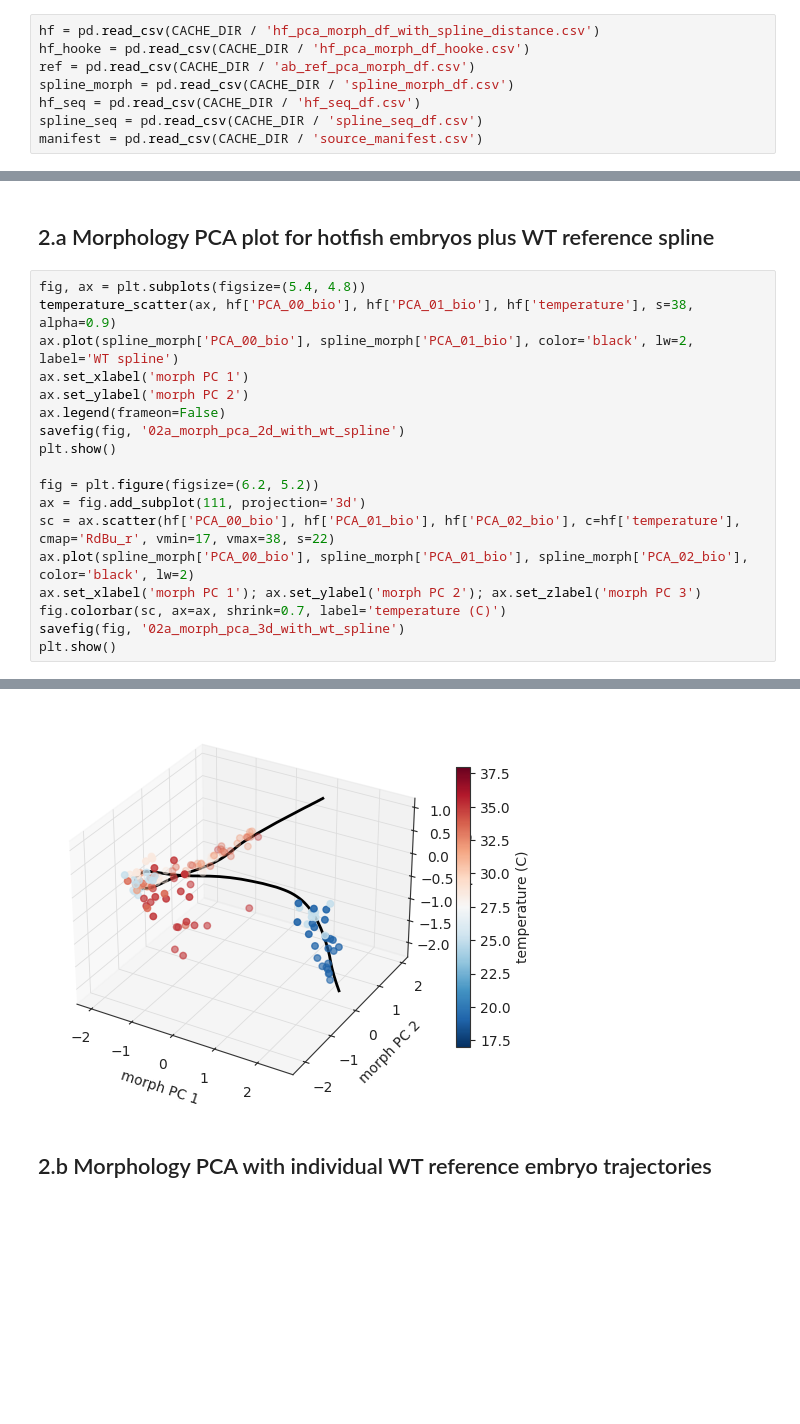
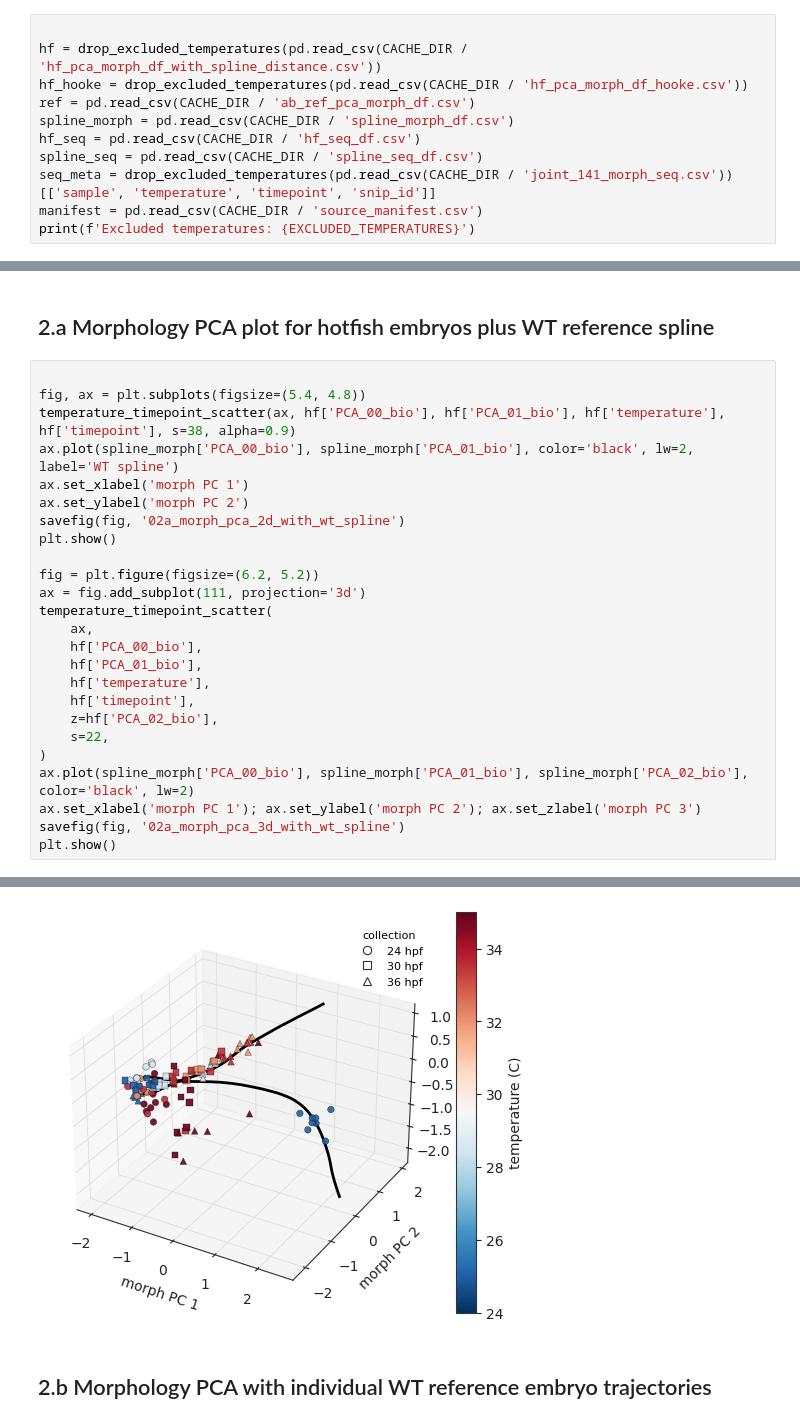
Before and after one commit to nlammers371/morphseq, a Jupyter notebook: results/nlammers/20260528/02_temperature_stress_bifurcation.ipynb, the cells around one changed output, grey strips where cells are left out. Drawn from its saved outputs; the diff is of its cells as text; blank space fills up the shorter version.

Commit message:
Revised figure notebooks

```diff
--- a/results/nlammers/20260528/02_temperature_stress_bifurcation.ipynb
+++ b/results/nlammers/20260528/02_temperature_stress_bifurcation.ipynb
@@ -22,8 +36,11 @@ from mpl_toolkits.mplot3d import Axes3D  # noqa: F401
 # %%
-hf = pd.read_csv(CACHE_DIR / 'hf_pca_morph_df_with_spline_distance.csv')
-hf_hooke = pd.read_csv(CACHE_DIR / 'hf_pca_morph_df_hooke.csv')
+
+hf = drop_excluded_temperatures(pd.read_csv(CACHE_DIR / 'hf_pca_morph_df_with_spline_distance.csv'))
+hf_hooke = drop_excluded_temperatures(pd.read_csv(CACHE_DIR / 'hf_pca_morph_df_hooke.csv'))
 ref = pd.read_csv(CACHE_DIR / 'ab_ref_pca_morph_df.csv')
 spline_morph = pd.read_csv(CACHE_DIR / 'spline_morph_df.csv')
 hf_seq = pd.read_csv(CACHE_DIR / 'hf_seq_df.csv')
 spline_seq = pd.read_csv(CACHE_DIR / 'spline_seq_df.csv')
+seq_meta = drop_excluded_temperatures(pd.read_csv(CACHE_DIR / 'joint_141_morph_seq.csv'))[['sample', 'temperature', 'timepoint', 'snip_id']]
 manifest = pd.read_csv(CACHE_DIR / 'source_manifest.csv')
+print(f'Excluded temperatures: {EXCLUDED_TEMPERATURES}')
@@ -30,21 +49,28 @@ manifest = pd.read_csv(CACHE_DIR / 'source_manifest.csv')
 # %% [markdown]
 ## 2.a Morphology PCA plot for hotfish embryos plus WT reference spline
 # %%
+
 fig, ax = plt.subplots(figsize=(5.4, 4.8))
-temperature_scatter(ax, hf['PCA_00_bio'], hf['PCA_01_bio'], hf['temperature'], s=38, alpha=0.9)
+temperature_timepoint_scatter(ax, hf['PCA_00_bio'], hf['PCA_01_bio'], hf['temperature'], hf['timepoint'], s=38, alpha=0.9)
 ax.plot(spline_morph['PCA_00_bio'], spline_morph['PCA_01_bio'], color='black', lw=2, label='WT spline')
 ax.set_xlabel('morph PC 1')
 ax.set_ylabel('morph PC 2')
-ax.legend(frameon=False)
 savefig(fig, '02a_morph_pca_2d_with_wt_spline')
 plt.show()
 
 fig = plt.figure(figsize=(6.2, 5.2))
 ax = fig.add_subplot(111, projection='3d')
-sc = ax.scatter(hf['PCA_00_bio'], hf['PCA_01_bio'], hf['PCA_02_bio'], c=hf['temperature'], cmap='RdBu_r', vmin=17, vmax=38, s=22)
+temperature_timepoint_scatter(
+    ax,
+    hf['PCA_00_bio'],
+    hf['PCA_01_bio'],
+    hf['temperature'],
+    hf['timepoint'],
+    z=hf['PCA_02_bio'],
+    s=22,
+)
 ax.plot(spline_morph['PCA_00_bio'], spline_morph['PCA_01_bio'], spline_morph['PCA_02_bio'], color='black', lw=2)
 ax.set_xlabel('morph PC 1'); ax.set_ylabel('morph PC 2'); ax.set_zlabel('morph PC 3')
-fig.colorbar(sc, ax=ax, shrink=0.7, label='temperature (C)')
 savefig(fig, '02a_morph_pca_3d_with_wt_spline')
 plt.show()
 # %% [output]
@@ -52,4 +78,4 @@ plt.show()
-[figure, old version]
+[figure, new version]
 # %% [markdown]
 ## 2.b Morphology PCA with individual WT reference embryo trajectories
 # %%
```
Also changed, not shown: parts of 7 cells of this notebook, 7 other files.
